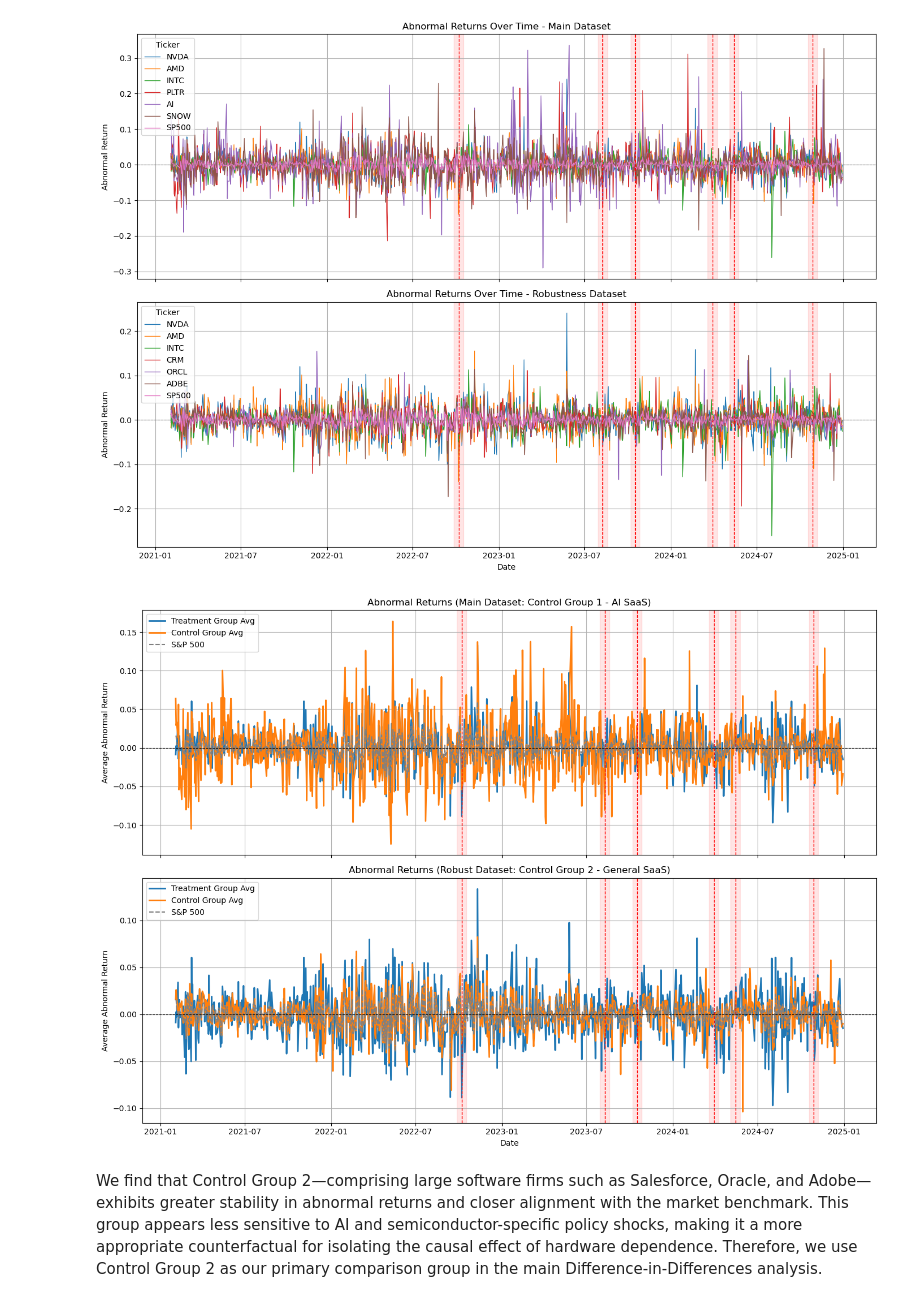
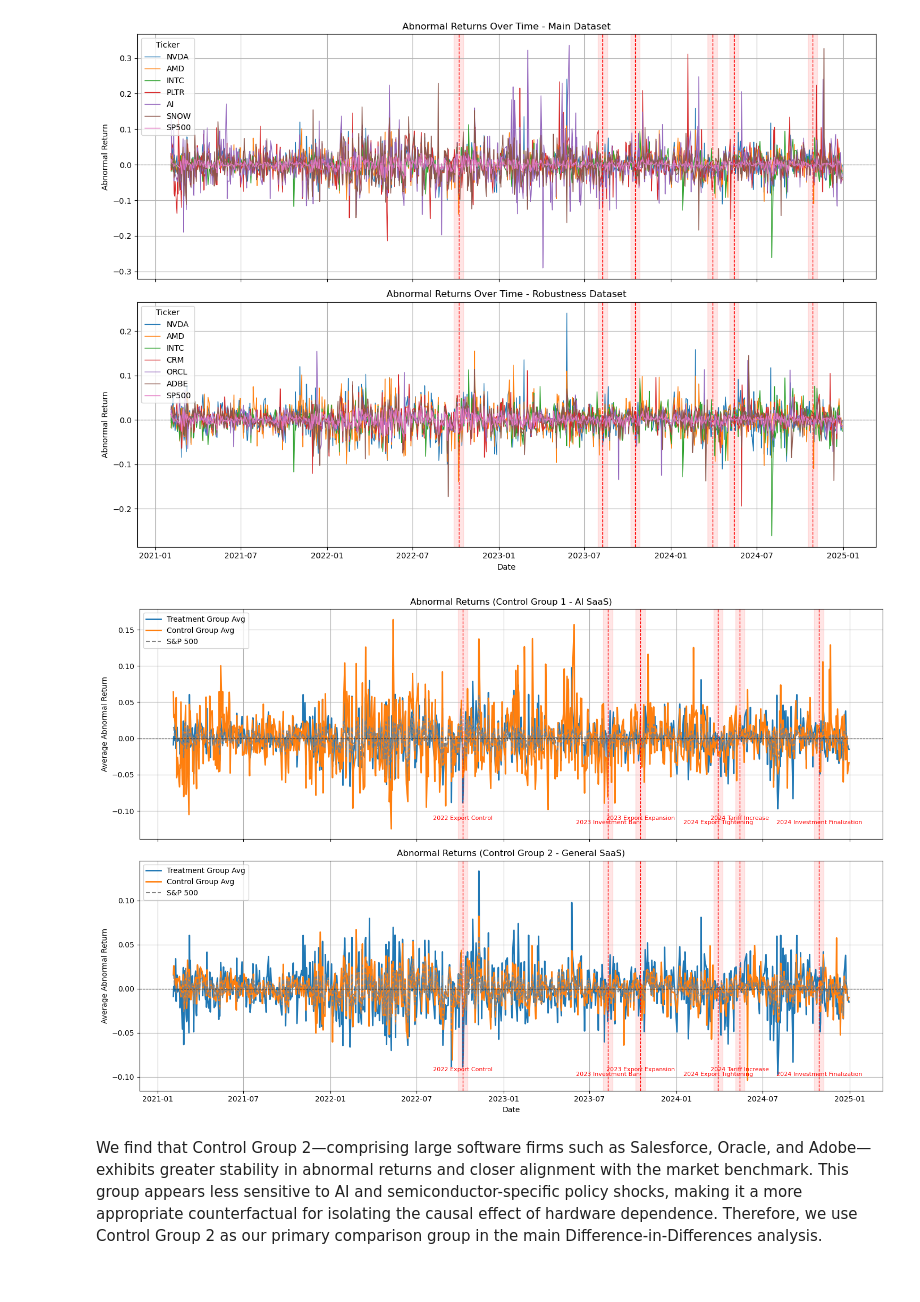
Before and after one commit to CynthiaShiyue/IDS701_Causal_Report_Project, a Jupyter notebook: DataAnalysis.ipynb, the cells around one changed output. Saved outputs shown, nothing was run; the diff lists cells and outputs as text; code cells hidden in the pictures.

```diff
--- a/DataAnalysis.ipynb
+++ b/DataAnalysis.ipynb
@@ -61,12 +61,12 @@ robust_df = pd.read_csv("robust_df.csv", parse_dates=["Date", "event_date"])
 
 # === Define policy event dictionary ===
 event_dict = {
-    "2022_export_control": pd.to_datetime("2022-10-07"),
-    "2023_investment_ban": pd.to_datetime("2023-08-09"),
-    "2023_export_expansion": pd.to_datetime("2023-10-17"),
-    "2024_export_tightening": pd.to_datetime("2024-03-29"),
-    "2024_tariff_increase": pd.to_datetime("2024-05-14"),
-    "2024_investment_finalization": pd.to_datetime("2024-10-28"),
+    "2022 Export Control": pd.to_datetime("2022-10-07"),
+    "2023 Investment Ban": pd.to_datetime("2023-08-09"),
+    "2023 Export Expansion": pd.to_datetime("2023-10-17"),
+    "2024 Export Tightening": pd.to_datetime("2024-03-29"),
+    "2024 Tariff Increase": pd.to_datetime("2024-05-14"),
+    "2024 Investment Finalization": pd.to_datetime("2024-10-28"),
 }
 
 # === Define groups ===
@@ -75,56 +75,58 @@ control_main = ["PLTR", "AI", "SNOW"]
 control_robust = ["CRM", "ORCL", "ADBE"]
 benchmark = "SP500"
 
-# === Reusable plot function ===
+# === Reusable plot function with horizontal, staggered event labels ===
 def plot_group_avg(ax, df, control_group, title):
-    # Group definitions
+    # Assign group labels
     df["Group"] = df["ticker"].apply(
         lambda x: "Treatment" if x in treatment_group else
                   "Control" if x in control_group else
                   "SP500" if x == benchmark else None
     )
     df = df[df["Group"].notna()]
 
-    # Compute group-level average AR
+    # Compute group-level average abnormal return
     avg_df = df.groupby(["Date", "Group"])["abnormal_return"].mean().reset_index()
     avg_pivot = avg_df.pivot(index="Date", columns="Group", values="abnormal_return")
 
-    # Plot average lines
+    # Plot average return lines
     if "Treatment" in avg_pivot.columns:
         ax.plot(avg_pivot.index, avg_pivot["Treatment"], label="Treatment Group Avg", linewidth=2)
     if "Control" in avg_pivot.columns:
         ax.plot(avg_pivot.index, avg_pivot["Control"], label="Control Group Avg", linewidth=2)
     if "SP500" in avg_pivot.columns:
         ax.plot(avg_pivot.index, avg_pivot["SP500"], label="S&P 500", color='gray', linestyle='--')
 
-    # Add policy event lines and shaded windows
-    for event_date in event_dict.values():
-        ax.axvline(event_date, color='red', linestyle='--', linewidth=1)
-        ax.axvspan(event_date - pd.Timedelta(days=10),
-                   event_date + pd.Timedelta(days=10),
-                   color='red', alpha=0.1)
+    # Add vertical lines and shaded event windows
+    for i, (label, date) in enumerate(event_dict.items()):
+        ax.axvline(date, color='red', linestyle='--', linewidth=1)
+        ax.axvspan(date - pd.Timedelta(days=10), date + pd.Timedelta(days=10), color='red', alpha=0.1)
+        # Add horizontal, staggered label
+        y_pos = 0.08 if i % 2 == 0 else 0.06
+        ax.text(date, y_pos, label, fontsize=8, color='red', rotation=0,
+                ha='center', va='bottom', transform=ax.get_xaxis_transform())
 
     ax.set_title(title)
     ax.axhline(0, color='black', linestyle='--', linewidth=0.8)
     ax.set_ylabel("Average Abnormal Return")
     ax.grid(True)
     ax.legend()
 
-# === Create subplots ===
-fig, axs = plt.subplots(2, 1, figsize=(14, 10), sharex=True)
+# === Create subplot canvas ===
+fig, axs = plt.subplots(2, 1, figsize=(15, 10), sharex=True)
 
-# === Plot for main_df (Control Group 1) ===
-plot_group_avg(axs[0], main_df, control_main, "Abnormal Returns (Main Dataset: Control Group 1 - AI SaaS)")
+# Plot main control group (AI-focused SaaS)
+plot_group_avg(axs[0], main_df, control_main, "Abnormal Returns (Control Group 1 - AI SaaS)")
 
-# === Plot for robust_df (Control Group 2) ===
-plot_group_avg(axs[1], robust_df, control_robust, "Abnormal Returns (Robust Dataset: Control Group 2 - General SaaS)")
+# Plot robust control group (General SaaS)
+plot_group_avg(axs[1], robust_df, control_robust, "Abnormal Returns (Control Group 2 - General SaaS)")
 
 # Final formatting
 plt.xlabel("Date")
 plt.tight_layout()
 plt.show()
 # %% [output]
-[figure, old version]
+[figure, new version]
 # %% [markdown]
 We find that Control Group 2—comprising large software firms such as Salesforce, Oracle, and Adobe—exhibits greater stability in abnormal returns and closer alignment with the market benchmark. This group appears less sensitive to AI and semiconductor-specific policy shocks, making it a more appropriate counterfactual for isolating the causal effect of hardware dependence. Therefore, we use Control Group 2 as our primary comparison group in the main Difference-in-Differences analysis.
 # %%
```
Also changed, not shown: parts of 1 cell of this notebook, 2 other files.
